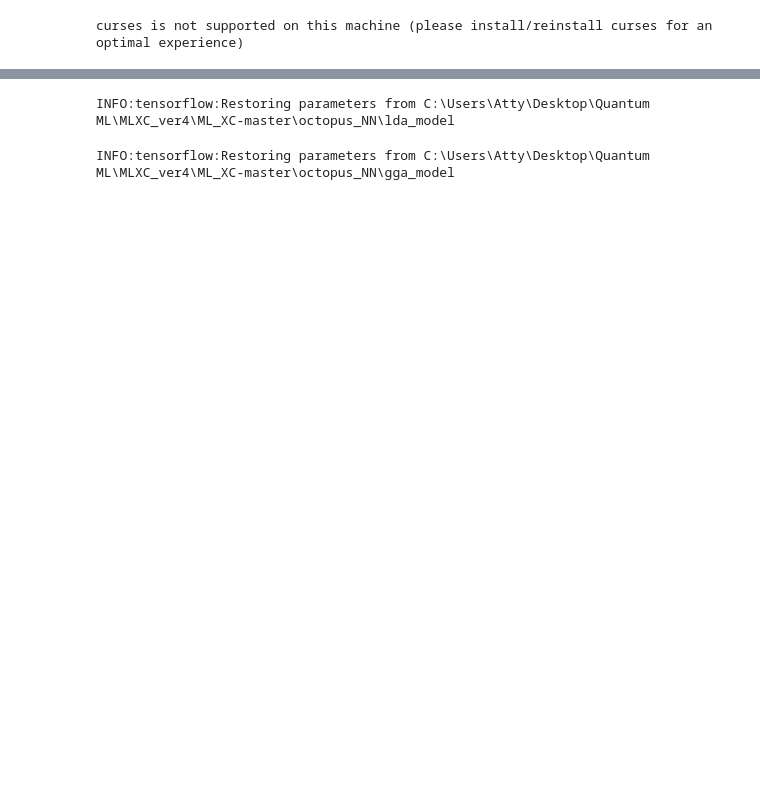
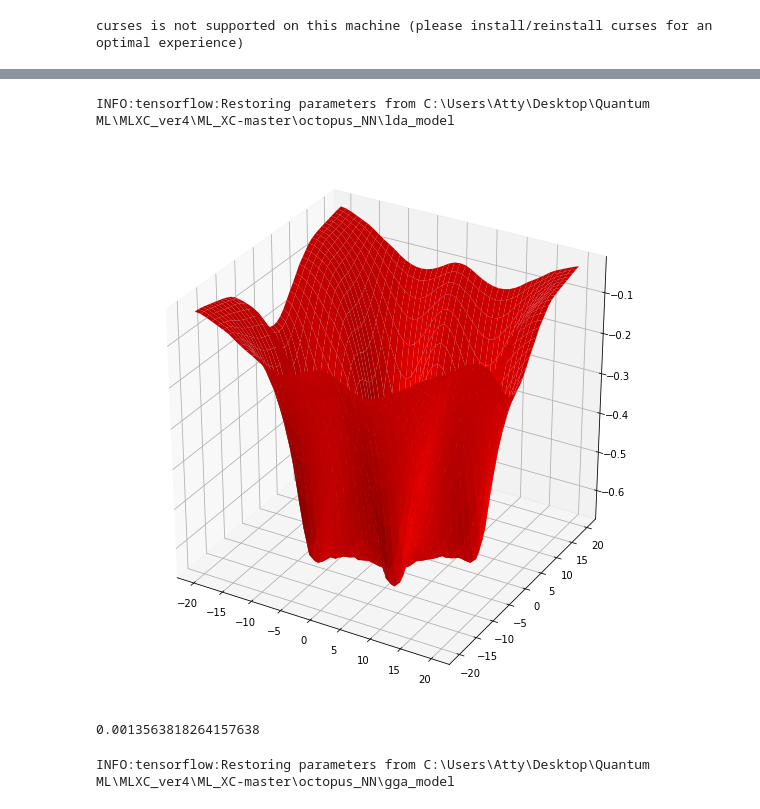
Before and after one commit to AlexanderFreeman/MLXC, a Jupyter notebook: main.ipynb, the cells around one changed output, grey strips where cells are left out. Cells and saved outputs as stored; diff of their text form; code cells hidden in the pictures; blank space fills up the shorter version.

```diff
--- a/main.ipynb
+++ b/main.ipynb
@@ -75,0 +93,4 @@ tf.reset_default_graph()
+# %%
+# load calculation data
+density_benzene_gga, vxc_benzene_gga, dfilename_benzene_gga, vxcfilename_benzene_gga = load_pair('./benzene_calculation_gga/', num1 = 44, num2 = 44, num3 = 44)
+density_benzene_lda, vxc_benzene_lda, dfilename_benzene_lda, vxcfilename_benzene_lda = load_pair('./benzene_calculation_lda/', num1 = 44, num2 = 44, num3 = 44)
@@ -76,18 +111,29 @@ tf.reset_default_graph()
 # %%
+tf.reset_default_graph()
 # Build LDA NN
 lda_network = build_model(1,1,1)
-model_lda = tflearn.DNN(lda_network, tensorboard_verbose=0)
+model_lda = DNN(lda_network, tensorboard_verbose=0)
+# Load LDA model from file
+model_lda.load('lda_model')
+# %% [output]
+INFO:tensorflow:Restoring parameters from C:\Users\Atty\Desktop\Quantum ML\MLXC_ver4\ML_XC-master\octopus_NN\lda_model
-# %%
-# Load LDA model from file
-model_lda.load('lda_model')
-# %% [output]
-INFO:tensorflow:Restoring parameters from C:\Users\Atty\Desktop\Quantum ML\MLXC_ver4\ML_XC-master\octopus_NN\lda_model
+# %%
+# predict with LDA NN
+vxc_predicted_benzene_lda = predict_lda(np.log10(density_benzene_lda))
+plot_slice(vxc_predicted_benzene_lda, 22, -20, 20, 44, 44, blue = 0, num1 = 44, num2 = 44, num3 = 44)
+# %% [output]
+[figure, added]
+# %%
+# Compute LDA MAE
+print(mean_absolute_error(np.reshape(vxc_predicted_benzene_lda, (44*44*44)), np.reshape(vxc_benzene_lda, (44*44*44))))
+# %% [output]
+0.0013563818264157638
 # %%
+tf.reset_default_graph()
 # Build GGA NN
 gga_network = build_model(5,5,5)
-model_gga = tflearn.DNN(gga_network, tensorboard_verbose=0)
+model_gga = DNN(gga_network, tensorboard_verbose=0)
+# load GGA model from file
+model_gga.load('gga_model')
+# %% [output]
+INFO:tensorflow:Restoring parameters from C:\Users\Atty\Desktop\Quantum ML\MLXC_ver4\ML_XC-master\octopus_NN\gga_model
-# %%
-# load GGA model from file
-model_gga.load('gga_model')
-# %% [output]
-INFO:tensorflow:Restoring parameters from C:\Users\Atty\Desktop\Quantum ML\MLXC_ver4\ML_XC-master\octopus_NN\gga_model
```
Also changed, not shown: parts of 9 cells of this notebook.
